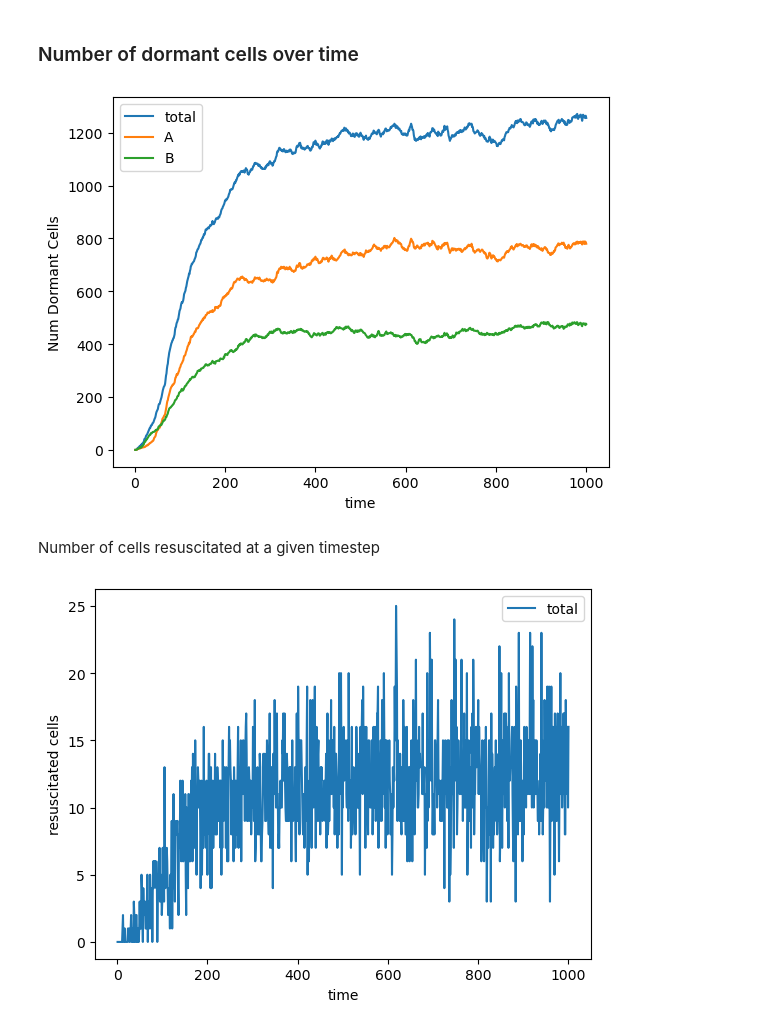
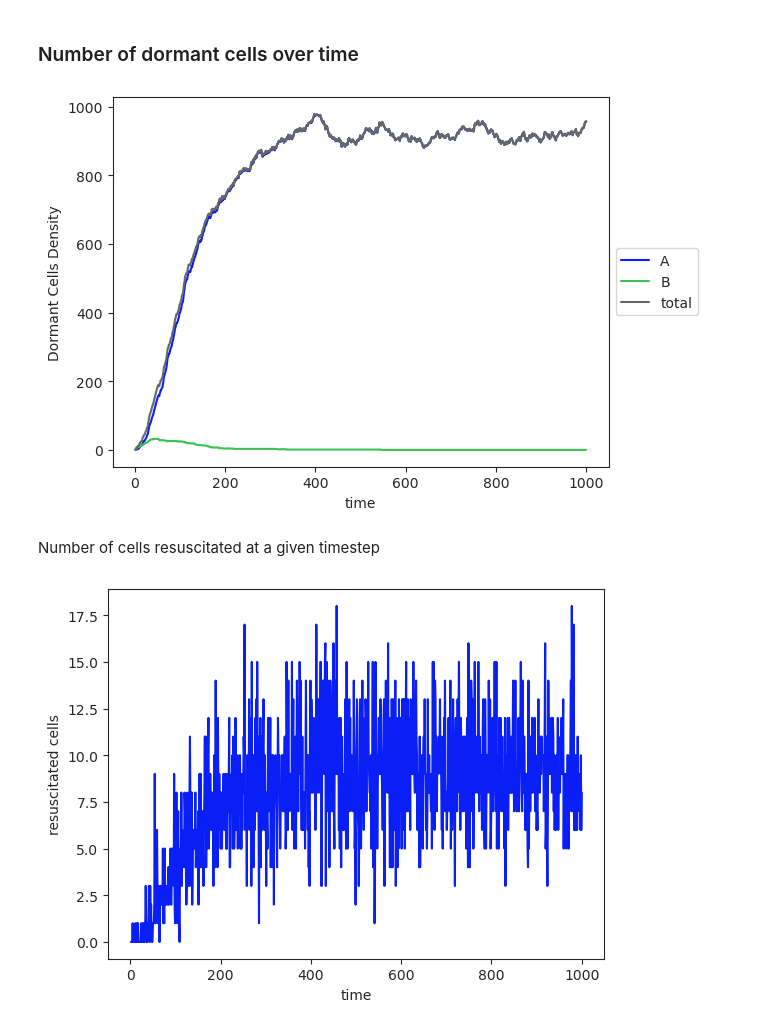
Before and after one commit to LennonLab/mutual-dorm, a Jupyter notebook: python/main.ipynb, the cells around one changed output. Saved outputs shown, nothing was run; the diff lists cells and outputs as text; code cells hidden in the pictures.

```diff
--- a/python/main.ipynb
+++ b/python/main.ipynb
@@ -1,9 +1,12 @@
 # %%
 import matplotlib.pyplot as plt
+import seaborn as sns
 import numpy as np
 from Cell import Cell
 from Population import Population
-from copy import deepcopy
+sns.set_style('ticks')
+colors = ['#0a1ff5', '#3ec154', '#676767']
+sns.set_palette(sns.color_palette(colors))
 # %% [markdown]
 ## Make populations
 # %%
@@ -18,6 +21,8 @@ mt = None
 g = None
 size = None
 env_stoch = False
+responsive = False
+dorm = True
 
 if num_cells == 1:
     cell_type = "A" # if only one cell type, make them all A
@@ -39,7 +44,7 @@ R_i = {
 }
 pop = Population(
     [ Cell(**cell_args) for i in range(N_i) ],
-    R_i, responsive=False, dorm=True
+    R_i, responsive=responsive, dorm=dorm
 )
 # %% [markdown]
 ## simulate
@@ -148,15 +153,15 @@ plt.show()
 ### Number of dormant cells over time
 # %%
 fig, ax = plt.subplots()
-ax.plot(range(1, t_max+1), D[1:len(D)], label='total')
 ax.plot(range(1, t_max+1), Da[1:len(D)], label='A')
 ax.plot(range(1, t_max+1), Db[1:len(D)], label='B')
+ax.plot(range(1, t_max+1), D[1:len(D)], label='total')
 ax.set_xlabel('time')
-ax.set_ylabel('Num Dormant Cells')
-plt.legend()
+ax.set_ylabel('Dormant Cells Density')
+plt.legend(loc='center left', bbox_to_anchor=(1, 0.5))
 plt.show()
 # %% [output]
-[figure, old version]
+[figure, new version]
 # %% [markdown]
 Number of cells resuscitated at a given timestep
 # %%
@@ -164,10 +169,10 @@ fig, ax = plt.subplots()
 ax.plot(range(1, t_max+1), resc[1:len(D)], label='total')
 ax.set_xlabel('time')
 ax.set_ylabel('resuscitated cells')
-plt.legend()
+# plt.legend()
 plt.show()
 # %% [output]
-[figure, old version]
+[figure, new version]
 # %%
 fig, ax = plt.subplots()
 ax.plot(ts, r_a, label='A')
```
Also changed, not shown: parts of 5 cells of this notebook, 4 other files.
